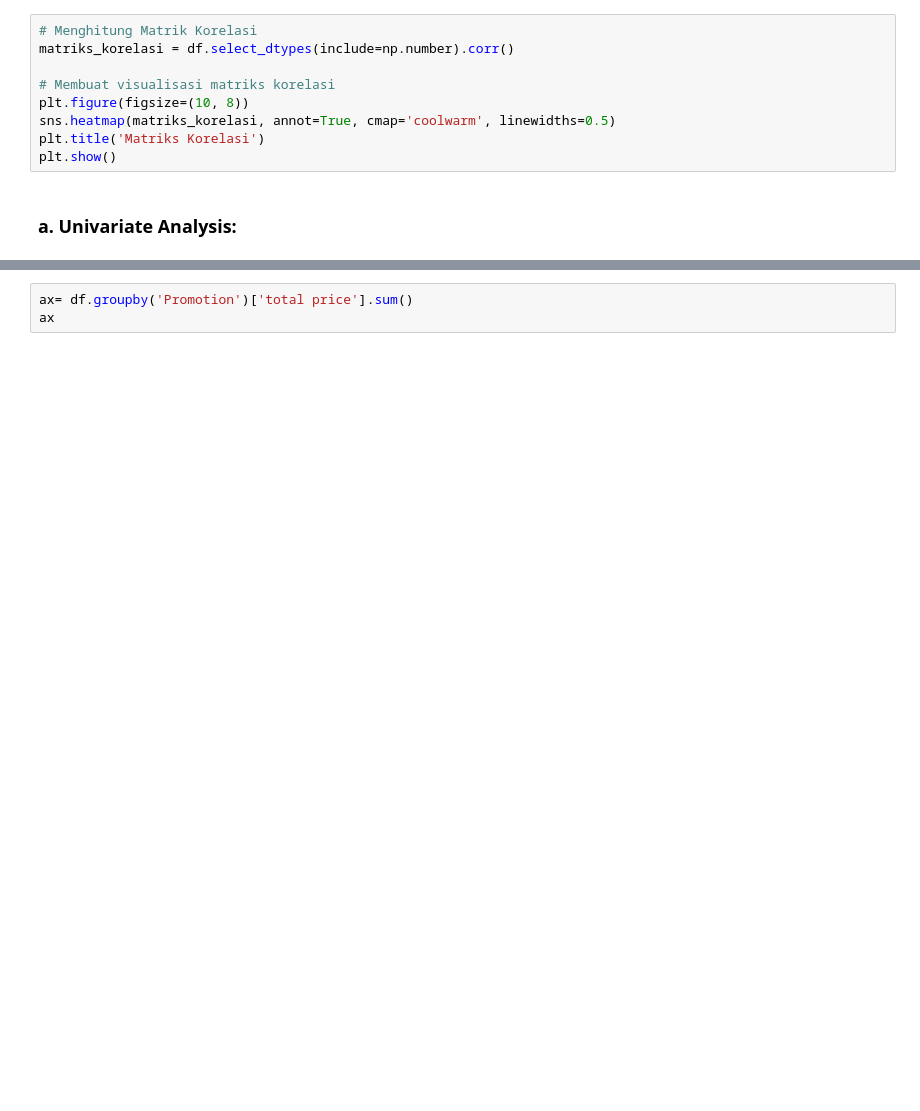
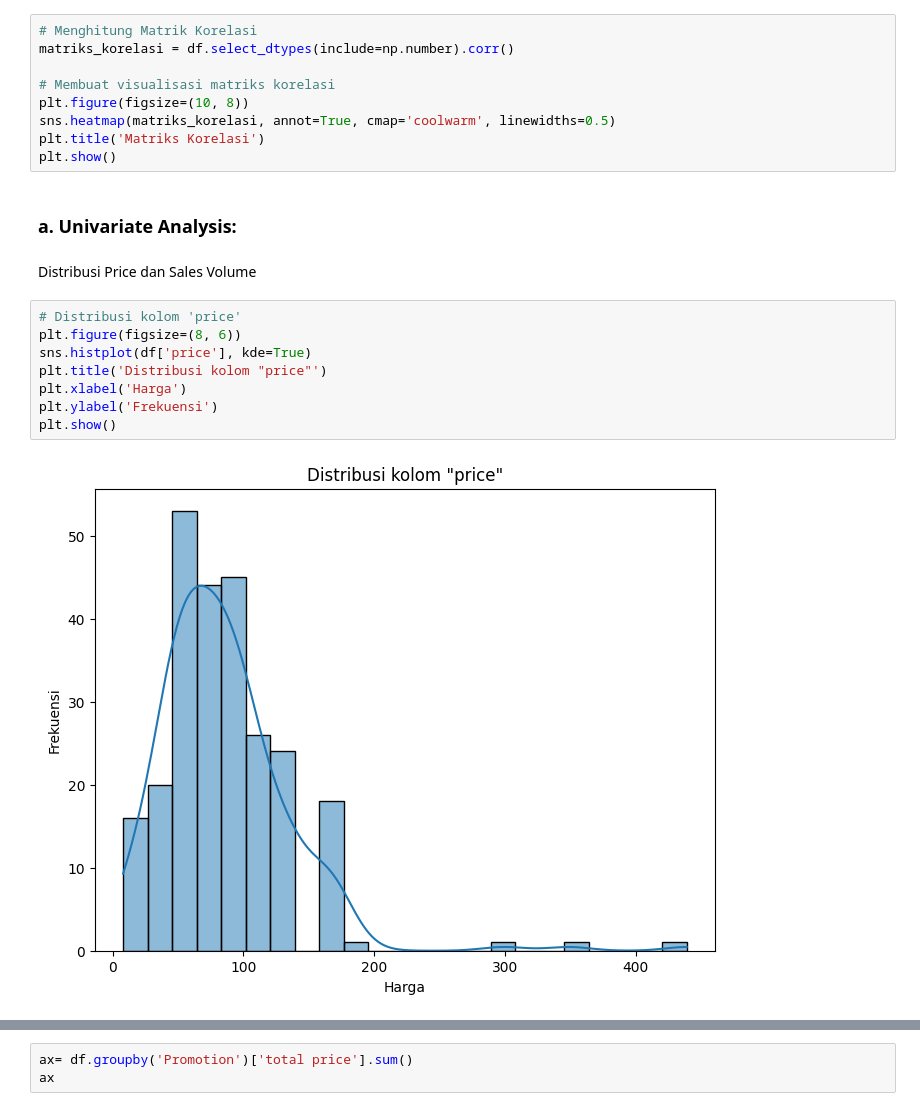
Before and after one commit to LatiefDataVisionary/eksanta-2025, a Jupyter notebook: Kelompok_1_Eksanta_2025.ipynb, the cells around one changed output, grey strips where cells are left out. Saved outputs shown, nothing was run; the diff lists cells and outputs as text; blank space fills up the shorter version.

```diff
--- a/Kelompok_1_Eksanta_2025.ipynb
+++ b/Kelompok_1_Eksanta_2025.ipynb
@@ -176,3 +160,15 @@ plt.title('Matriks Korelasi')
 plt.show()
 # %% [markdown]
 ### **a. Univariate Analysis:**
+# %% [markdown]
+Distribusi Price dan Sales Volume
+# %%
+# Distribusi kolom 'price'
+plt.figure(figsize=(8, 6))
+sns.histplot(df['price'], kde=True)
+plt.title('Distribusi kolom "price"')
+plt.xlabel('Harga')
+plt.ylabel('Frekuensi')
+plt.show()
+# %% [output]
+[figure, added]
```
Also changed, not shown: parts of 9 cells of this notebook.
